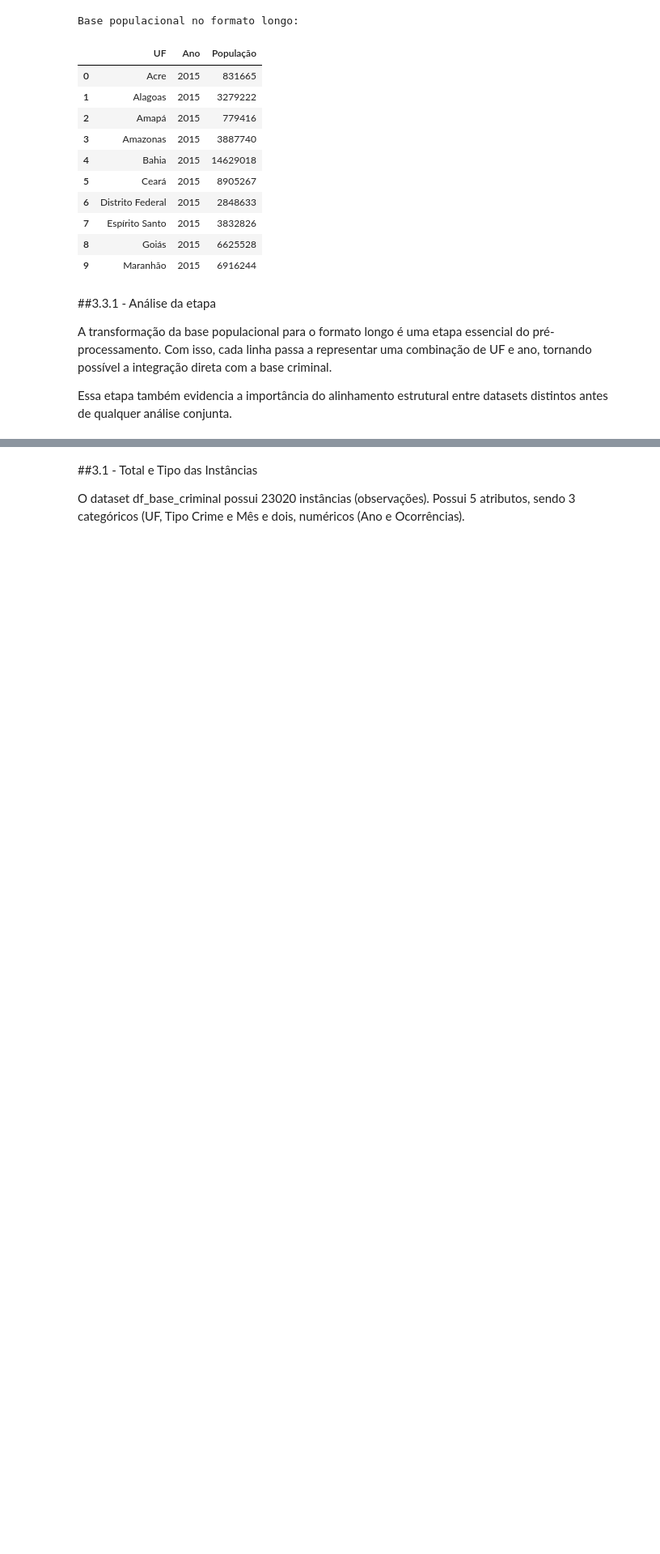
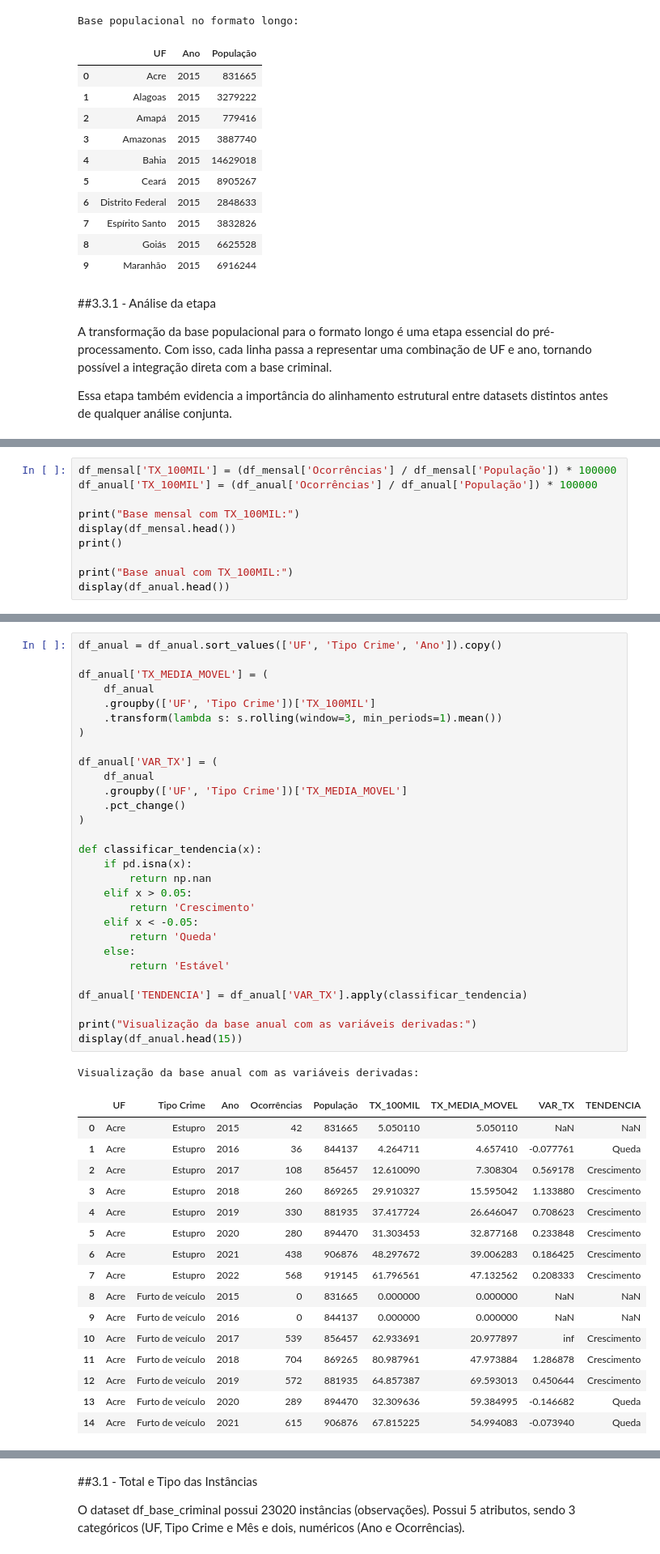
Before and after one commit to Marcelo-Silvestre/Analise_Dados_Boas_Praticas_PUCRIO, a Jupyter notebook: Notebooks/MVP_Análise_de_Dados_e_Boas_Práticas_(4052025001857).ipynb, the cells around one changed output, grey strips where cells are left out. Shown at 81% size. Cells and saved outputs as stored; diff of their text form; blank space fills up the shorter version.

```diff
--- a/Notebooks/MVP_Análise_de_Dados_e_Boas_Práticas_(4052025001857).ipynb
+++ b/Notebooks/MVP_Análise_de_Dados_e_Boas_Práticas_(4052025001857).ipynb
@@ -305,0 +357,10 @@ A base anual será a principal base analítica para criação da taxa anual e da
+# %%
+df_mensal['TX_100MIL'] = (df_mensal['Ocorrências'] / df_mensal['População']) * 100000
+df_anual['TX_100MIL'] = (df_anual['Ocorrências'] / df_anual['População']) * 100000
+
+print("Base mensal com TX_100MIL:")
+display(df_mensal.head())
+print()
+
+print("Base anual com TX_100MIL:")
+display(df_anual.head())
@@ -305,0 +438,47 @@ A base anual será a principal base analítica para criação da taxa anual e da
+# %%
+df_anual = df_anual.sort_values(['UF', 'Tipo Crime', 'Ano']).copy()
+
+df_anual['TX_MEDIA_MOVEL'] = (
+    df_anual
+    .groupby(['UF', 'Tipo Crime'])['TX_100MIL']
+    .transform(lambda s: s.rolling(window=3, min_periods=1).mean())
+)
+
+df_anual['VAR_TX'] = (
+    df_anual
+    .groupby(['UF', 'Tipo Crime'])['TX_MEDIA_MOVEL']
+    .pct_change()
+)
+
+def classificar_tendencia(x):
+    if pd.isna(x):
+        return np.nan
+    elif x > 0.05:
+        return 'Crescimento'
+    elif x < -0.05:
+        return 'Queda'
+    else:
+        return 'Estável'
+
+df_anual['TENDENCIA'] = df_anual['VAR_TX'].apply(classificar_tendencia)
+
+print("Visualização da base anual com as variáveis derivadas:")
+display(df_anual.head(15))
+# %% [output]
+Visualização da base anual com as variáveis derivadas:
+|  | UF | Tipo Crime | Ano | Ocorrências | População | TX_100MIL | TX_MEDIA_MOVEL | VAR_TX | TENDENCIA |
+| 0 | Acre | Estupro | 2015 | 42 | 831665 | 5.050110 | 5.050110 | NaN | NaN |
+| 1 | Acre | Estupro | 2016 | 36 | 844137 | 4.264711 | 4.657410 | -0.077761 | Queda |
+| 2 | Acre | Estupro | 2017 | 108 | 856457 | 12.610090 | 7.308304 | 0.569178 | Crescimento |
+| 3 | Acre | Estupro | 2018 | 260 | 869265 | 29.910327 | 15.595042 | 1.133880 | Crescimento |
+| 4 | Acre | Estupro | 2019 | 330 | 881935 | 37.417724 | 26.646047 | 0.708623 | Crescimento |
+| 5 | Acre | Estupro | 2020 | 280 | 894470 | 31.303453 | 32.877168 | 0.233848 | Crescimento |
+| 6 | Acre | Estupro | 2021 | 438 | 906876 | 48.297672 | 39.006283 | 0.186425 | Crescimento |
+| 7 | Acre | Estupro | 2022 | 568 | 919145 | 61.796561 | 47.132562 | 0.208333 | Crescimento |
+| 8 | Acre | Furto de veículo | 2015 | 0 | 831665 | 0.000000 | 0.000000 | NaN | NaN |
+| 9 | Acre | Furto de veículo | 2016 | 0 | 844137 | 0.000000 | 0.000000 | NaN | NaN |
+| 10 | Acre | Furto de veículo | 2017 | 539 | 856457 | 62.933691 | 20.977897 | inf | Crescimento |
+| 11 | Acre | Furto de veículo | 2018 | 704 | 869265 | 80.987961 | 47.973884 | 1.286878 | Crescimento |
+| 12 | Acre | Furto de veículo | 2019 | 572 | 881935 | 64.857387 | 69.593013 | 0.450644 | Crescimento |
+| 13 | Acre | Furto de veículo | 2020 | 289 | 894470 | 32.309636 | 59.384995 | -0.146682 | Queda |
+| 14 | Acre | Furto de veículo | 2021 | 615 | 906876 | 67.815225 | 54.994083 | -0.073940 | Queda |
```
Also changed, not shown: parts of 17 cells of this notebook.
